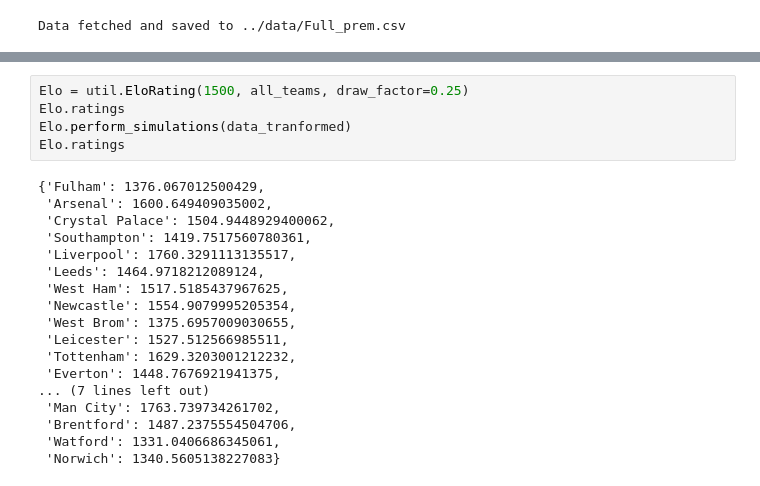
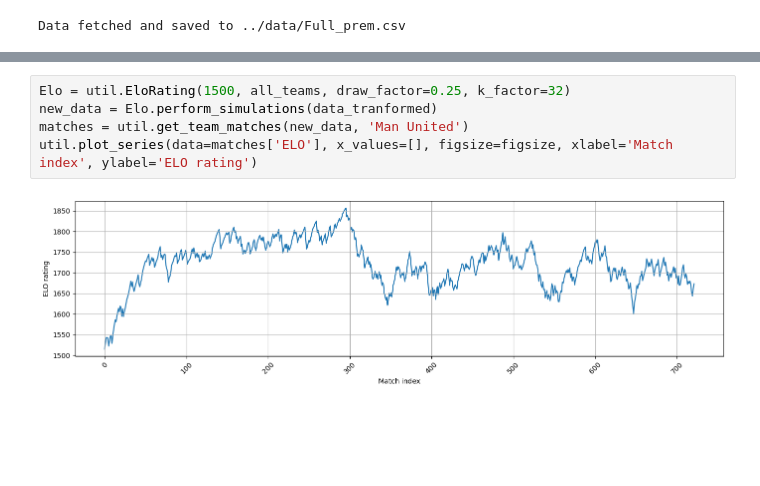
Before and after one commit to heiken1108/Match-Predictor, a Jupyter notebook: notebooks/Load data.ipynb, the cells around one changed output, grey strips where cells are left out. Drawn from its saved outputs; the diff is of its cells as text; blank space fills up the shorter version.

```diff
--- a/notebooks/Load data.ipynb
+++ b/notebooks/Load data.ipynb
@@ -98,23 +77,7 @@ range(0, 76)
-# %%
-Elo = util.EloRating(1500, all_teams, draw_factor=0.25)
-Elo.ratings
-Elo.perform_simulations(data_tranformed)
-Elo.ratings
-# %% [output]
-{'Fulham': 1376.067012500429,
- 'Arsenal': 1600.649409035002,
- 'Crystal Palace': 1504.9448929400062,
- 'Southampton': 1419.7517560780361,
- 'Liverpool': 1760.3291113135517,
- 'Leeds': 1464.9718212089124,
- 'West Ham': 1517.5185437967625,
- 'Newcastle': 1554.9079995205354,
- 'West Brom': 1375.6957009030655,
- 'Leicester': 1527.512566985511,
- 'Tottenham': 1629.3203001212232,
- 'Everton': 1448.7676921941375,
-... (7 lines left out)
- 'Man City': 1763.739734261702,
- 'Brentford': 1487.2375554504706,
- 'Watford': 1331.0406686345061,
- 'Norwich': 1340.5605138227083}
+# %%
+Elo = util.EloRating(1500, all_teams, draw_factor=0.25, k_factor=32)
+new_data = Elo.perform_simulations(data_tranformed)
+matches = util.get_team_matches(new_data, 'Man United')
+util.plot_series(data=matches['ELO'], x_values=[], figsize=figsize, xlabel='Match index', ylabel='ELO rating')
+# %% [output]
+[figure, added]
```
Also changed, not shown: parts of 5 cells of this notebook, 1 other file.
